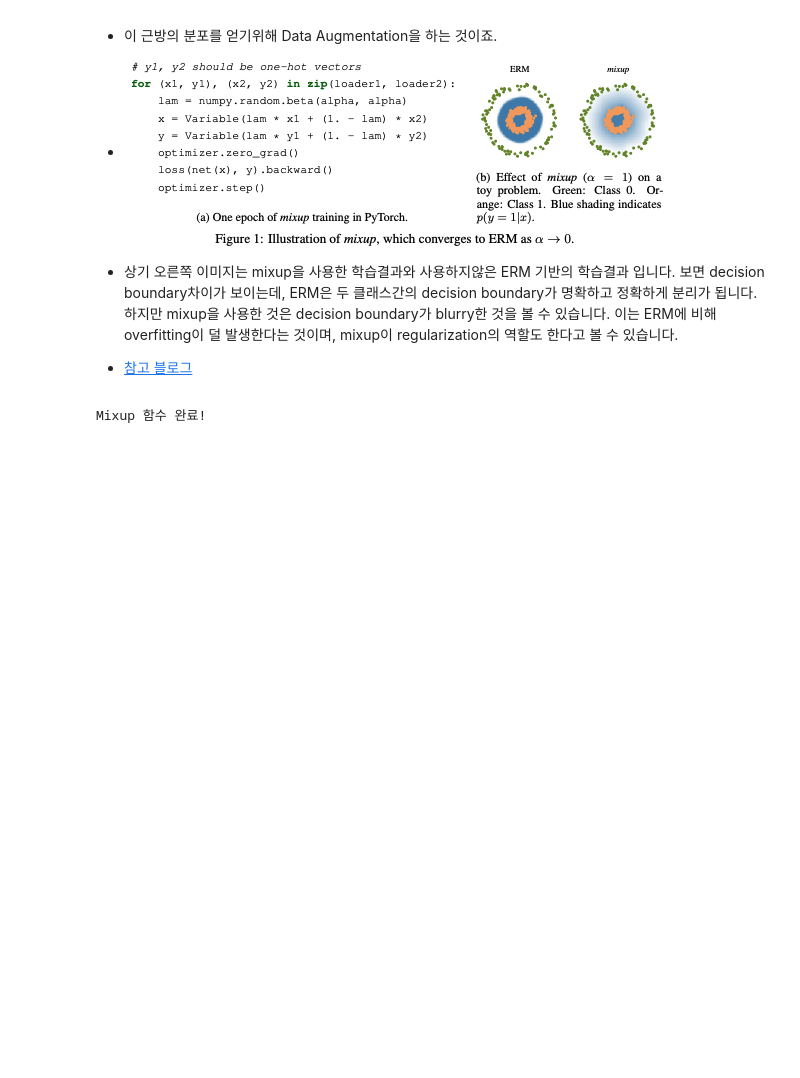
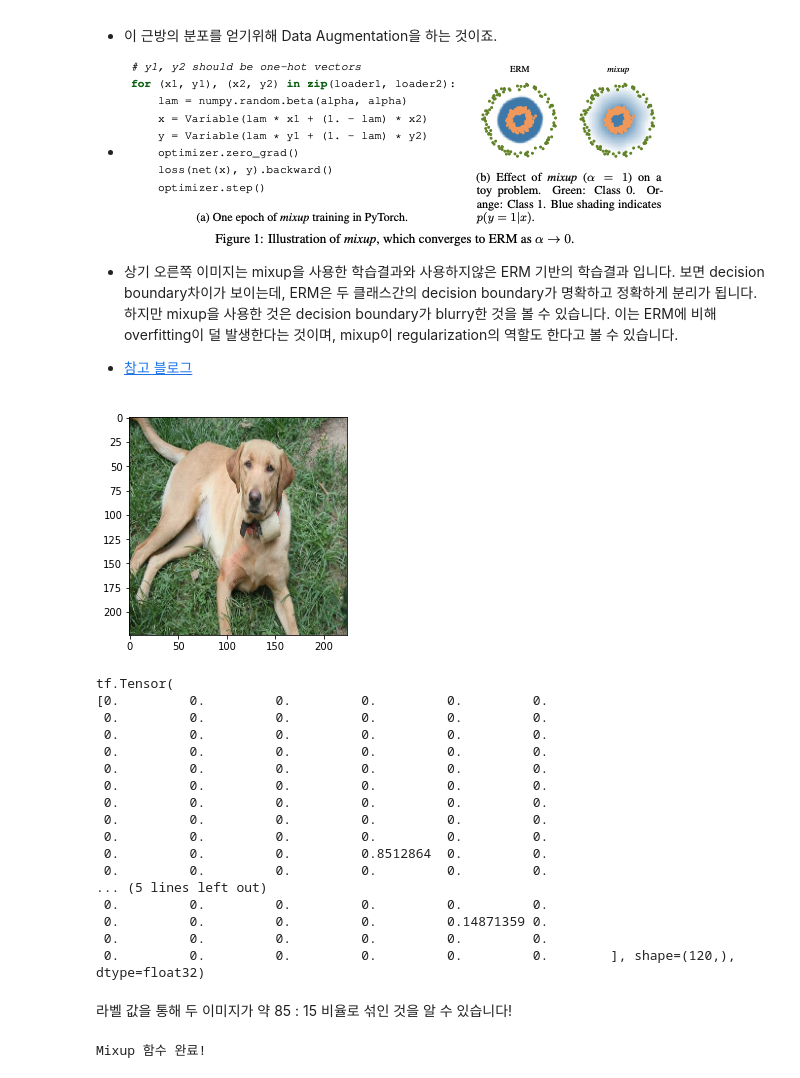
Before and after one commit to Chabbbbbo/GoingDeeper, a Jupyter notebook: [Project_2]Augmentation/[G-2]Compare Augmentation .ipynb, the cells around one changed output. Drawn from its saved outputs; the diff is of its cells as text; code cells hidden in the pictures; blank space fills up the shorter version.

```diff
--- a/[Project_2]Augmentation/[G-2]Compare Augmentation .ipynb
+++ b/[Project_2]Augmentation/[G-2]Compare Augmentation .ipynb
@@ -149,6 +176,33 @@ def mixup_2_images(image_a, image_b, label_a, label_b):
     mixed_label = (1-ratio)*label_a + ratio*label_b
 
     return mixed_image, mixed_label
+# %%
+mixed_img, mixed_label = mixup_2_images(image_a, image_b, label_a, label_b)
+plt.imshow(mixed_img.numpy())
+plt.show()
+
+print(mixed_label)
+# %% [output]
+[figure, added]
+tf.Tensor(
+[0.         0.         0.         0.         0.         0.
+ 0.         0.         0.         0.         0.         0.
+ 0.         0.         0.         0.         0.         0.
+ 0.         0.         0.         0.         0.         0.
+ 0.         0.         0.         0.         0.         0.
+ 0.         0.         0.         0.         0.         0.
+ 0.         0.         0.         0.         0.         0.
+ 0.         0.         0.         0.         0.         0.
+ 0.         0.         0.         0.         0.         0.
+ 0.         0.         0.         0.8512864  0.         0.
+ 0.         0.         0.         0.         0.         0.
+... (5 lines left out)
+ 0.         0.         0.         0.         0.         0.
+ 0.         0.         0.         0.         0.14871359 0.
+ 0.         0.         0.         0.         0.         0.
+ 0.         0.         0.         0.         0.         0.        ], shape=(120,), dtype=float32)
+# %% [markdown]
+라벨 값을 통해 두 이미지가 약 85 : 15 비율로 섞인 것을 알 수 있습니다!
 # %%
 def mixup(image, label, prob=1.0, batch_size=16, img_size=224, num_classes=120):
     mixed_imgs = []
```
Also changed, not shown: parts of 57 cells of this notebook.
